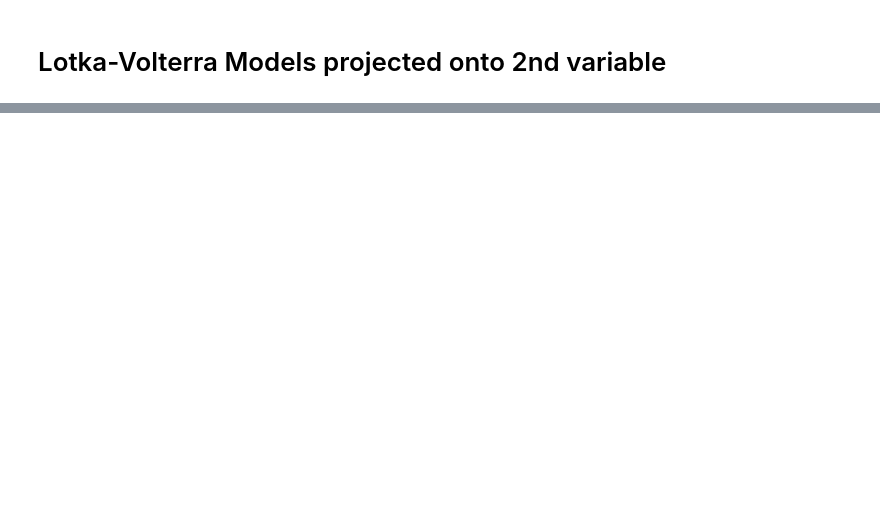
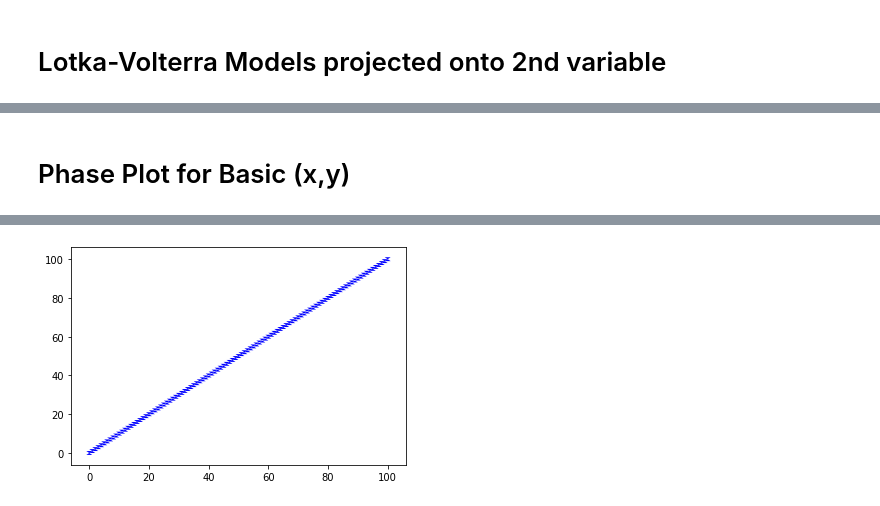
Before and after one commit to Tarheel-Formal-Methods/kaa, a Jupyter notebook: kaa-intro.ipynb, the cells around one changed output, grey strips where cells are left out. Saved outputs shown, nothing was run; the diff lists cells and outputs as text; code cells hidden in the pictures; blank space fills up the shorter version.

```diff
--- a/kaa-intro.ipynb
+++ b/kaa-intro.ipynb
@@ -155,0 +184,5 @@ Computed Step 149 -- Time Elapsed: 0.08002781867980957 sec
+# %% [markdown]
+# Phase Plot for Basic (x,y)
+# %%
+test_phase_basic()
+# %% [output]
@@ -155,0 +206 @@ Computed Step 149 -- Time Elapsed: 0.08002781867980957 sec
+[figure, added]
```
Also changed, not shown: parts of 9 cells of this notebook, 4 other files.
